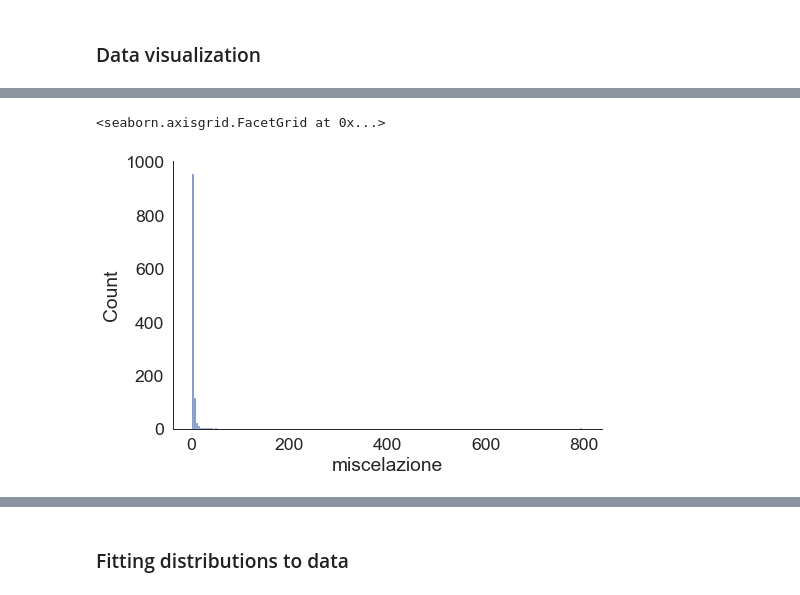
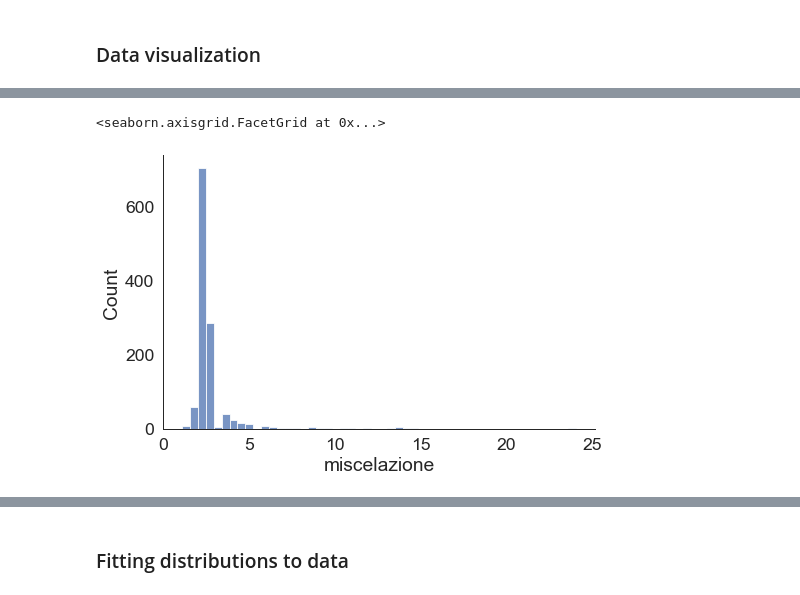
Before and after one commit to marcogiacomin/EuroMasterDataAnalysis, a Jupyter notebook: 2) Fitting distribution of the process.ipynb, the cells around one changed output, grey strips where cells are left out. Drawn from its saved outputs; the diff is of its cells as text; code cells hidden in the pictures.

```diff
--- a/2) Fitting distribution of the process.ipynb
+++ b/2) Fitting distribution of the process.ipynb
@@ -111,7 +184,7 @@ variants_count
   'case:concept:name': 1}]
 # %%
 #  take most significant variants
-filtered_log = pm4py.filter_variants_top_k(event_log, 20)
+filtered_log = pm4py.filter_variants_top_k(event_log, 30)
 
 #  visualize heuristic net
 from pm4py.algo.discovery.heuristics import algorithm as heuristics_miner
@@ -135,7 +224,7 @@ delta_t_est = {'pesatura': [],
               'hand_to_est':[],
               'estrusione': []}
 
-df_est = filtered_log[['ID_unique', 'ubicazione', 'rif', 'timestamp']].copy()
+df_est = filtered_log[['ID_unique', 'rif', 'timestamp']].copy()
 # %%
 for idu in df_est['ID_unique'].unique():
     mask = df_est['ID_unique'] == idu
@@ -146,51 +235,40 @@ for idu in df_est['ID_unique'].unique():
             minuendo = None
             sottraendo = None
             if k == 'pesatura':
-                if 'P_da_misc/navetta_serv_misc' in df_tmp.index:
-                    minuendo = 'P_da_misc/navetta_serv_misc'
+                if 'P_da_misc/pesatura' in df_tmp.index:
+                    minuendo = 'P_da_misc/pesatura'
                     sottraendo = 'V_da_pes/pesatura'
                 else:
                     continue
                 #-----------
             elif k == 'hand_to_misc':
-                if 'P_da_misc/navetta_serv_misc' in df_tmp.index:
+                if 'P_da_misc/pesatura' in df_tmp.index:
                     minuendo = 'P_da_misc/miscelatore'
-                    sottraendo = 'P_da_misc/navetta_serv_misc'
+                    sottraendo = 'P_da_misc/pesatura'
                 else:
                     continue
                 #-----------
             elif k == 'miscelazione':
-                if 'Not_def/fuori_impianto' in df_tmp.index:
-                    if 'P_remove/ing_zona_misc' in df_tmp.index:
-                        minuendo = 'P_remove/ing_zona_misc'
-                        sottraendo = 'P_da_misc/miscelatore'
-                    elif 'P_remove/navetta_serv_misc' in df_tmp.index:
-                        minuendo = 'P_remove/navetta_serv_misc'
-                        sottraendo = 'P_da_misc/miscelatore'
-                    else:
-                        minuendo = 'Not_def/fuori_impianto'
-                        sottraendo = 'P_da_misc/miscelatore'
-                else:
-                    if 'P_da_est/navetta_serv_misc' in df_tmp.index:
-                        minuendo = 'P_da_est/navetta_serv_misc'
-                        sottraendo = 'P_da_misc/miscelatore'
-                    else:
-                        minuendo = 'P_da_est/cat_usc_pieni'
-                        sottraendo = 'P_da_misc/miscelatore'
+                if 'P_remove/miscelatore' in df_tmp.index:
+                    minuendo = 'P_remove/miscelatore'
+                    sottraendo = 'P_da_misc/miscelatore'
+                elif 'P_da_est/miscelatore' in df_tmp.index:
+                    minuendo = 'P_da_est/miscelatore'
+                    sottraendo = 'P_da_misc/miscelatore'
                 #----------------
             elif k == 'hand_to_est':
                 if 'P_da_est/buffer' in df_tmp.index and 'P_da_est/cat_usc_pieni' in df_tmp.index:
                     minuendo = 'P_da_est/buffer'
                     sottraendo = 'P_da_est/cat_usc_pieni'
-                elif 'P_da_est/buffer' in df_tmp.index and 'P_da_est/navetta_serv_misc' in df_tmp.index:
+                elif 'P_da_est/buffer' in df_tmp.index and 'P_da_est/miscelatore' in df_tmp.index and 'P_da_est/cat_usc_pieni' not in df_tmp.index:
                     minuendo = 'P_da_est/buffer'
-                    sottraendo = 'P_da_est/navetta_serv_misc'
+                    sottraendo = 'P_da_est/miscelatore'
                 elif 'P_da_est/estrusore' in df_tmp.index and 'P_da_est/cat_usc_pieni' in df_tmp.index and 'P_da_est/buffer' not in df_tmp.index:
                     minuendo = 'P_da_est/estrusore'
                     sottraendo = 'P_da_est/cat_usc_pieni'
-                elif 'P_da_est/estrusore' in df_tmp.index and 'P_da_est/navetta_serv_misc' in df_tmp.index and 'P_da_est/buffer' not in df_tmp.index:
+                elif 'P_da_est/estrusore' in df_tmp.index and 'P_da_est/miscelatore' in df_tmp.index and 'P_da_est/cat_usc_pieni' not in df_tmp.index and 'P_da_est/buffer' not in df_tmp.index:
                     minuendo = 'P_da_est/estrusore'
-                    sottraendo = 'P_da_est/navetta_serv_misc'
+                    sottraendo = 'P_da_est/miscelatore'
                 # ------------------
             elif k == 'estrusione':
                 if 'V_da_pes/estrusore' in df_tmp.index:
@@ -253,10 +339,10 @@ sns.displot(data=df_dt, x="hand_to_misc", kind="hist", bins = 50, aspect = 1.5)
 # %%
 sns.set_style('white')
 sns.set_context("paper", font_scale = 2)
-sns.displot(data=df_dt, x="miscelazione", kind="hist", bins = 200, aspect = 1.5)
+sns.displot(data=df_dt, x="miscelazione", kind="hist", bins = 50, aspect = 1.5)
 # %% [output]
 <seaborn.axisgrid.FacetGrid at 0x...>
-[figure, old version]
+[figure, new version]
 # %%
 sns.set_style('white')
 sns.set_context("paper", font_scale = 2)
```
Also changed, not shown: parts of 44 cells of this notebook, 4 other files.
